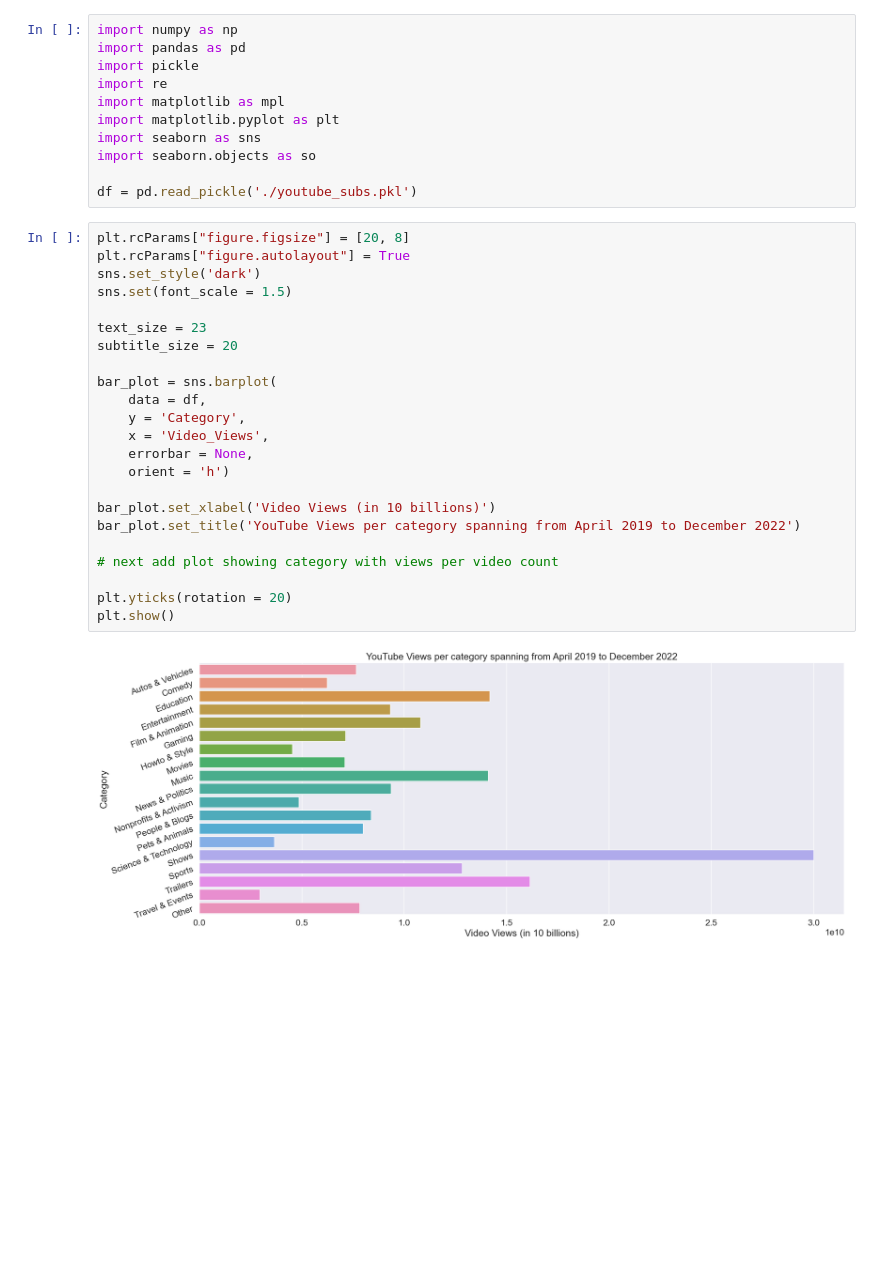
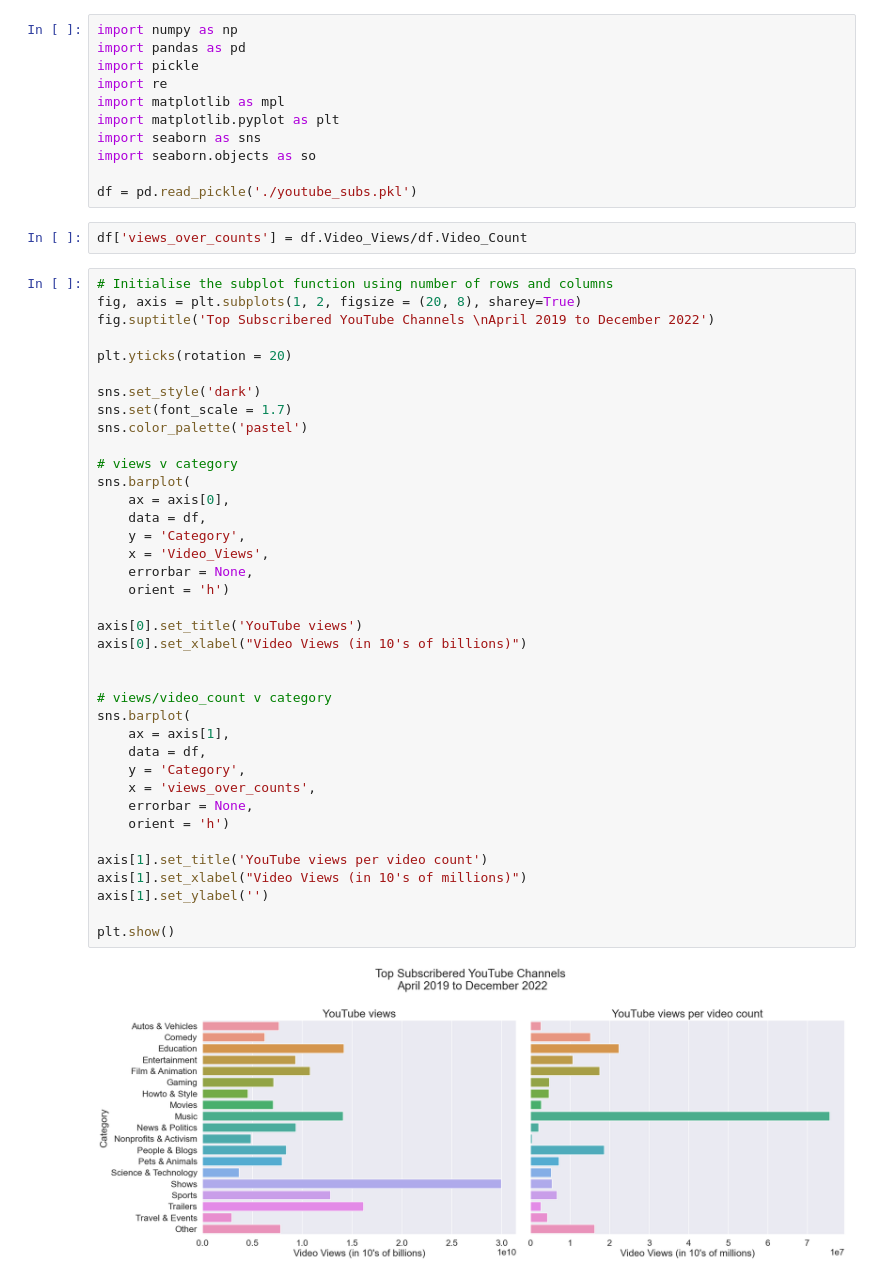
Before and after one commit to StephenBurke/youtube-subs, a Jupyter notebook: eda.ipynb, the cells around one changed output. Drawn from its saved outputs; the diff is of its cells as text; blank space fills up the shorter version.

Commit message:
Added subplot (#16)

```diff
--- a/eda.ipynb
+++ b/eda.ipynb
@@ -9,28 +9,45 @@ import seaborn as sns
 import seaborn.objects as so
 
 df = pd.read_pickle('./youtube_subs.pkl')
-# %%
-plt.rcParams["figure.figsize"] = [20, 8]
-plt.rcParams["figure.autolayout"] = True
-sns.set_style('dark')
-sns.set(font_scale = 1.5)
-
-text_size = 23
-subtitle_size = 20
-
-bar_plot = sns.barplot(
-    data = df,
-    y = 'Category',
-    x = 'Video_Views',
-    errorbar = None,
-    orient = 'h')
-
-bar_plot.set_xlabel('Video Views (in 10 billions)')
-bar_plot.set_title('YouTube Views per category spanning from April 2019 to December 2022')
-
-# next add plot showing category with views per video count
-
-plt.yticks(rotation = 20)
-plt.show()
-# %% [output]
-[figure, removed]
+# %%
+df['views_over_counts'] = df.Video_Views/df.Video_Count
+# %%
+# Initialise the subplot function using number of rows and columns
+fig, axis = plt.subplots(1, 2, figsize = (20, 8), sharey=True)
+fig.suptitle('Top Subscribered YouTube Channels \nApril 2019 to December 2022')
+
+plt.yticks(rotation = 20)
+
+sns.set_style('dark')
+sns.set(font_scale = 1.7)
+sns.color_palette('pastel')
+
+# views v category
+sns.barplot(
+    ax = axis[0],
+    data = df,
+    y = 'Category',
+    x = 'Video_Views',
+    errorbar = None,
+    orient = 'h')
+
+axis[0].set_title('YouTube views')
+axis[0].set_xlabel("Video Views (in 10's of billions)")
+
+
+# views/video_count v category
+sns.barplot(
+    ax = axis[1],
+    data = df,
+    y = 'Category',
+    x = 'views_over_counts',
+    errorbar = None,
+    orient = 'h')
+
+axis[1].set_title('YouTube views per video count')
+axis[1].set_xlabel("Video Views (in 10's of millions)")
+axis[1].set_ylabel('')
+
+plt.show()
+# %% [output]
+[figure, added]
```
Also changed, not shown: 1 other file.
